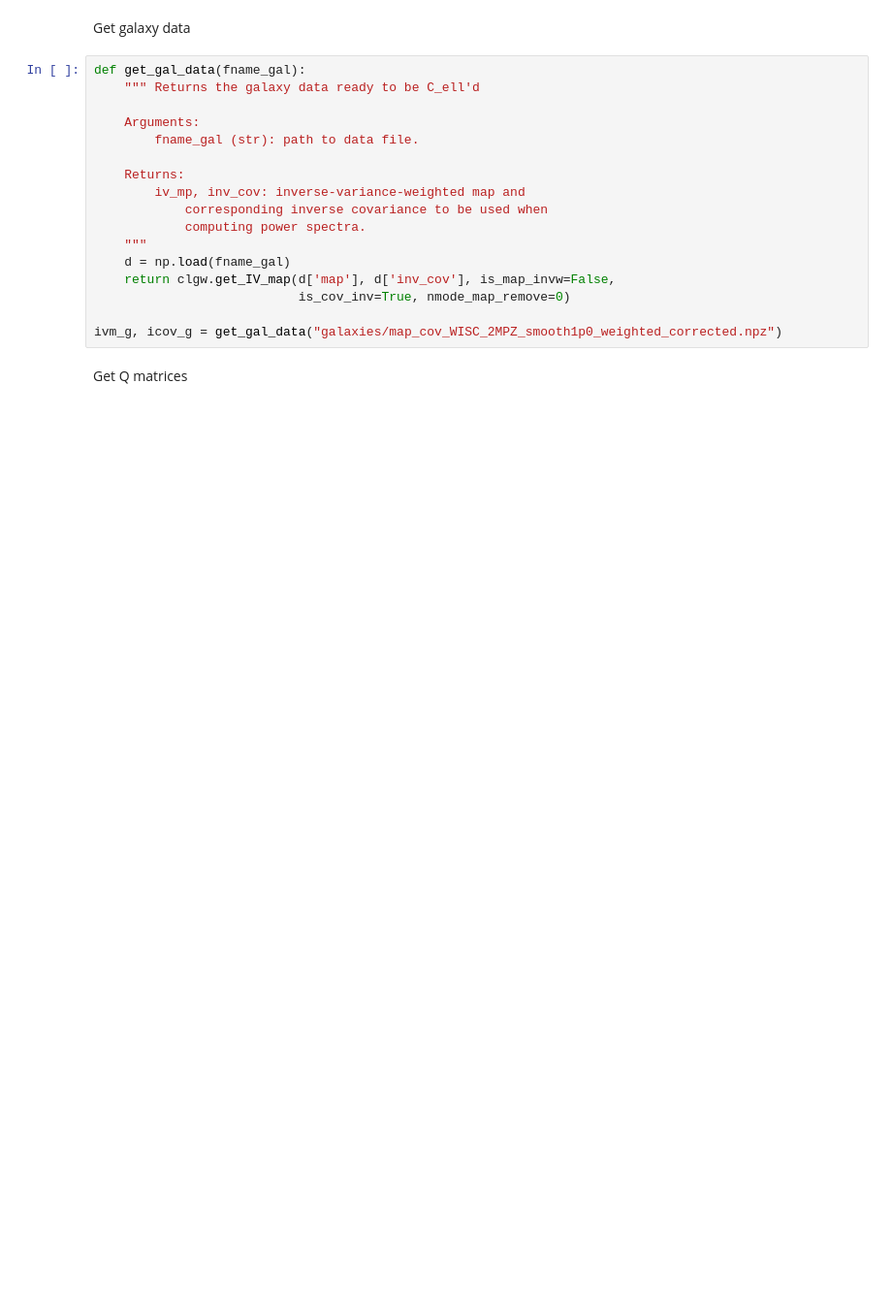
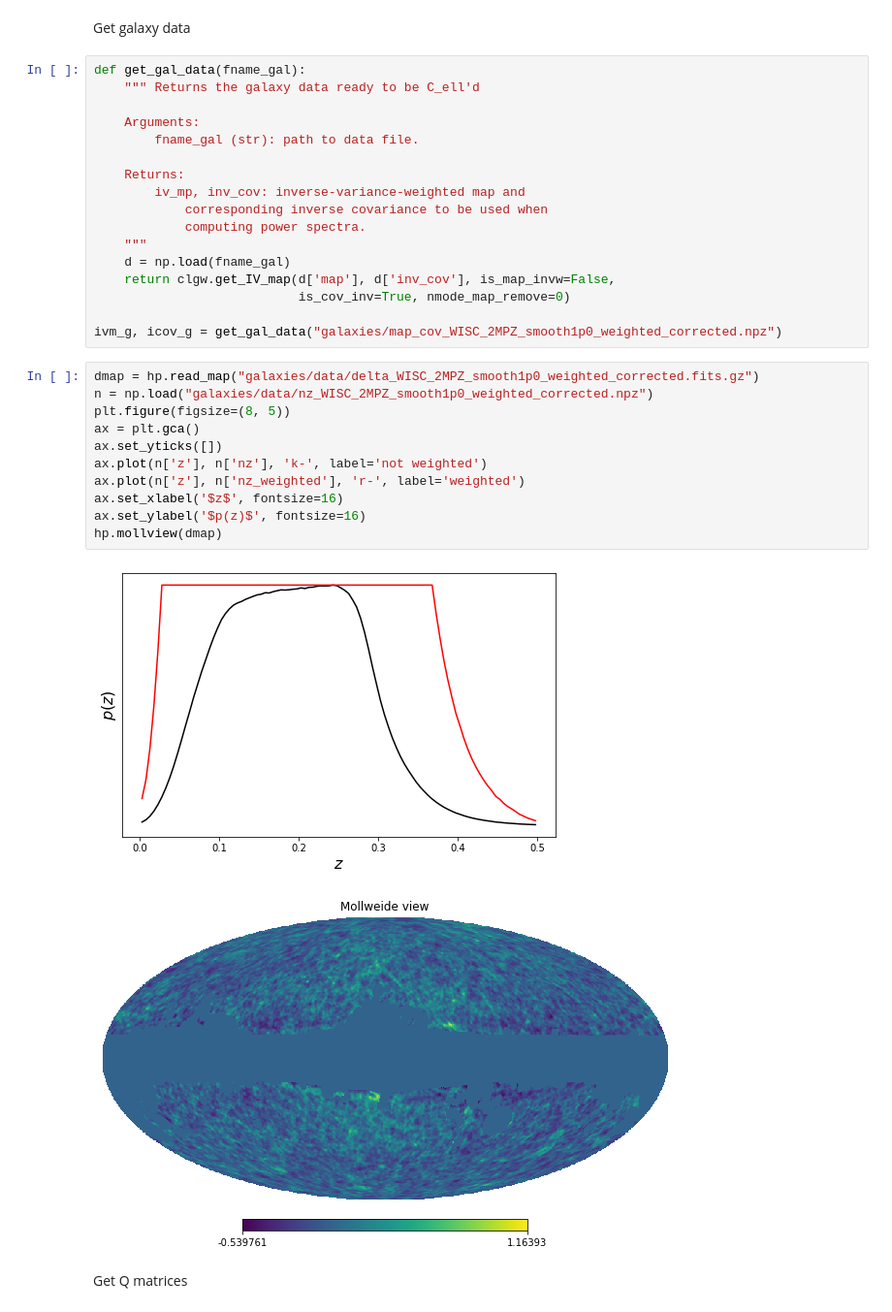
Before and after one commit to a-renzini/sky_maps_correlation, a Jupyter notebook: CalculateCells.ipynb, the cells around one changed output. Shown at 97% size. Drawn from its saved outputs; the diff is of its cells as text; blank space fills up the shorter version.

```diff
--- a/CalculateCells.ipynb
+++ b/CalculateCells.ipynb
@@ -50,6 +61,20 @@ def get_gal_data(fname_gal):
                            is_cov_inv=True, nmode_map_remove=0)
 
 ivm_g, icov_g = get_gal_data("galaxies/map_cov_WISC_2MPZ_smooth1p0_weighted_corrected.npz")
+# %%
+dmap = hp.read_map("galaxies/data/delta_WISC_2MPZ_smooth1p0_weighted_corrected.fits.gz")
+n = np.load("galaxies/data/nz_WISC_2MPZ_smooth1p0_weighted_corrected.npz")
+plt.figure(figsize=(8, 5))
+ax = plt.gca()
+ax.set_yticks([])
+ax.plot(n['z'], n['nz'], 'k-', label='not weighted')
+ax.plot(n['z'], n['nz_weighted'], 'r-', label='weighted')
+ax.set_xlabel('$z$', fontsize=16)
+ax.set_ylabel('$p(z)$', fontsize=16)
+hp.mollview(dmap)
+# %% [output]
+[figure, added]
+[figure, added]
 # %% [markdown]
 Get Q matrices
 # %%
```
Also changed, not shown: parts of 4 cells of this notebook, 9 other files.
